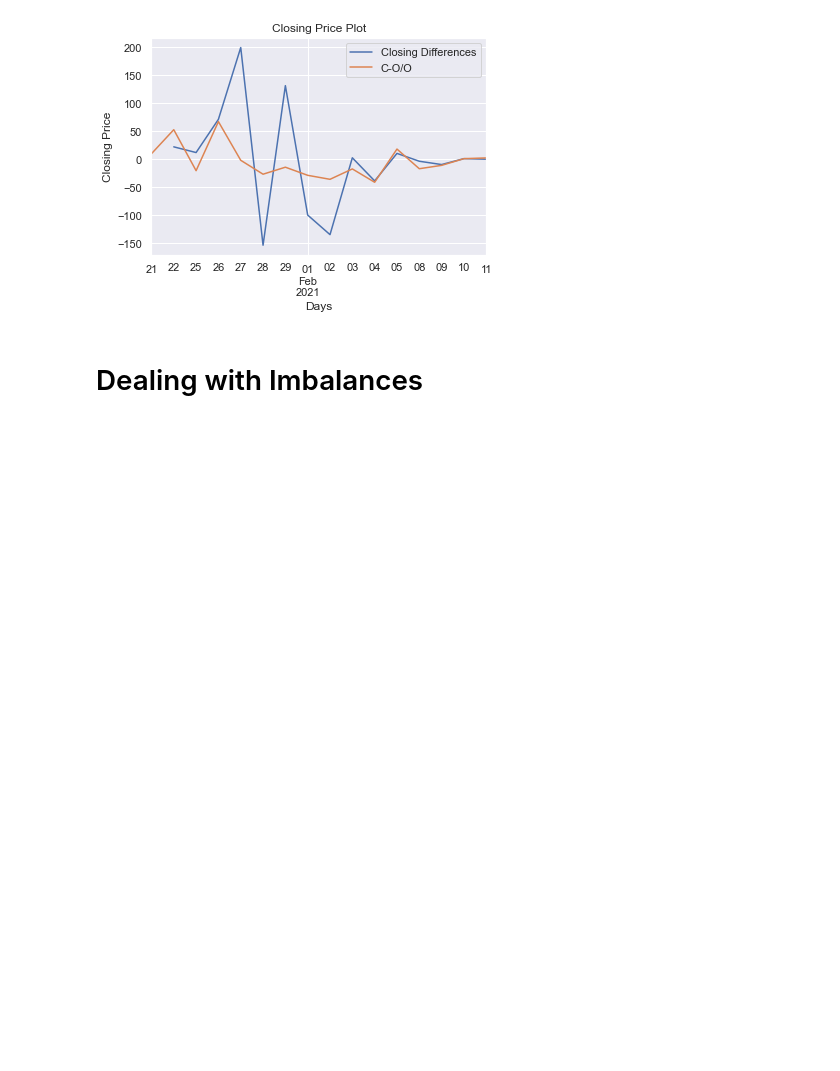
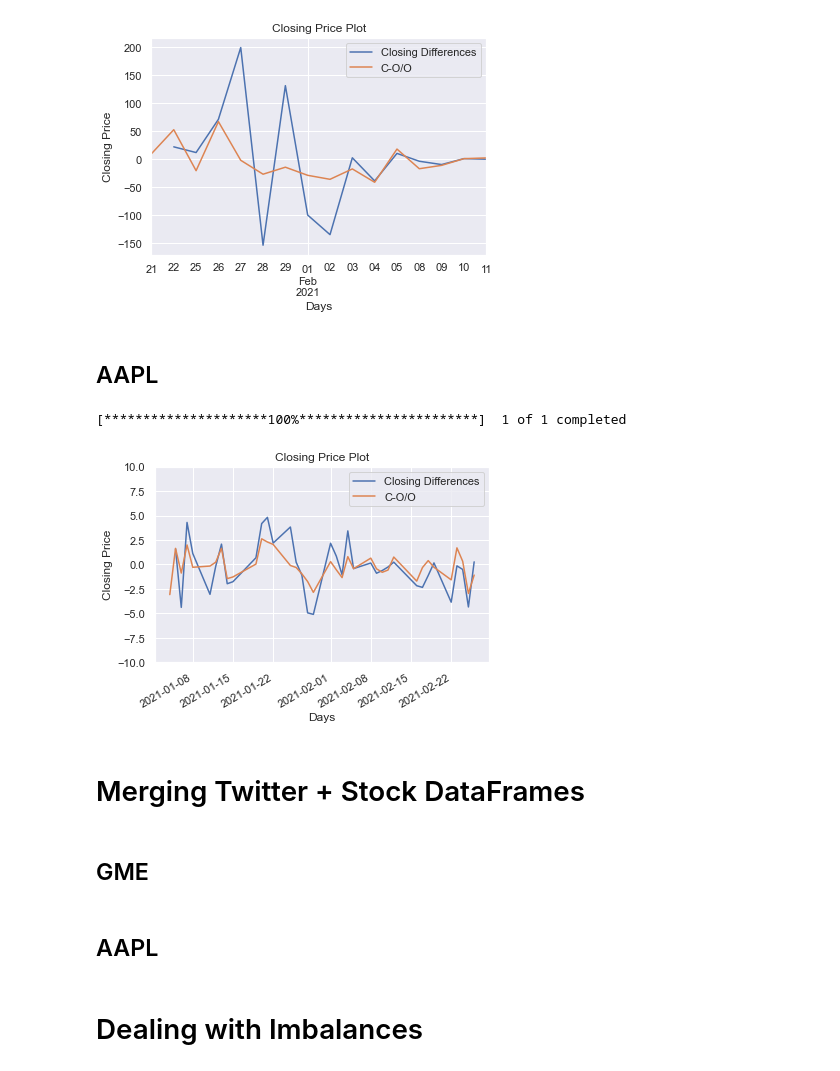
Before and after one commit to daanishali921/twitter_sentiment_stock_trend_predictor, a Jupyter notebook: scrap_book.ipynb, the cells around one changed output. Saved outputs shown, nothing was run; the diff lists cells and outputs as text; code cells hidden in the pictures; blank space fills up the shorter version.

```diff
--- a/scrap_book.ipynb
+++ b/scrap_book.ipynb
@@ -116,0 +117,10 @@ def dataWrangle(dataframe_list):
+# %%
+# Get Stock Data (DataFrame)
+
+def getStockData(ticker, start, end):
+    df_stock = yf.download(ticker, start, end)
+    df_stock.index = df_stock.index.tz_localize(tz=None).rename(name='Datetime')
+    df_stock['Closing Differences'] = df_stock['Adj Close'].diff()
+    df_stock['C-O/O'] = ((df_stock['Close']-df_stock['Open'])/df_stock['Open'])*100
+
+    return df_stock
@@ -353,0 +281,22 @@ df_merged['Closing Trend'] = df_merged['Closing Differences'].apply(lambda x: "P
+# %% [markdown]
+## AAPL
+# %%
+df_stock_aapl = getStockData('AAPL', '2021-01-01', '2021-03-01')
+# %% [output]
+[*********************100%***********************]  1 of 1 completed
+# %%
+# Plot
+
+df_stock_aapl[['Closing Differences', 'C-O/O']].plot()
+
+plt.ylim(-10, 10)
+
+plt.xlabel('Days')
+plt.ylabel('Closing Price')
+plt.title('Closing Price Plot');
+# %% [output]
+[figure, added]
+# %% [markdown]
+# Merging Twitter + Stock DataFrames
+# %% [markdown]
+## GME
@@ -354,3 +311,5 @@ df_merged['Closing Trend'] = df_merged['Closing Differences'].apply(lambda x: "P
+# %% [markdown]
+## AAPL
 # %% [markdown]
 # Dealing with Imbalances
 # %%
```
Also changed, not shown: parts of 57 cells of this notebook.
